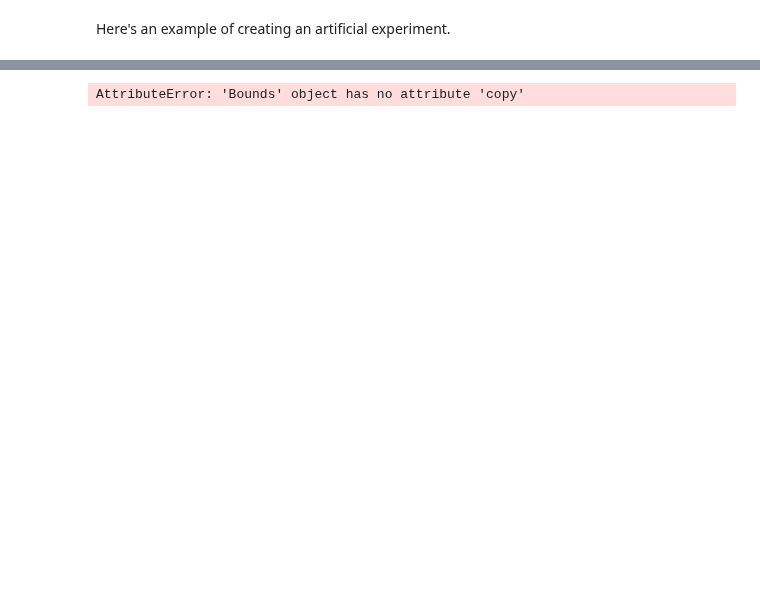
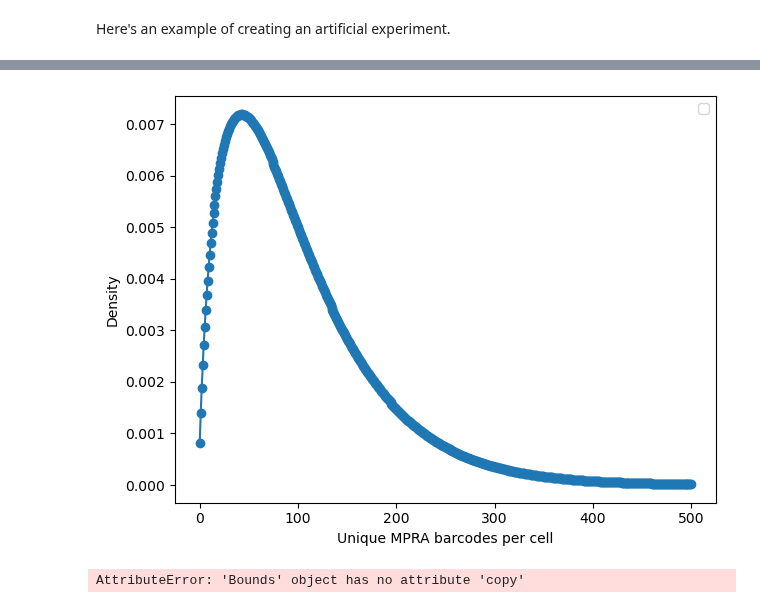
Before and after one commit to Reilly-Lab-Yale/tabula-rasa, a Jupyter notebook: analyses/supporting/bounds.ipynb, the cells around one changed output, grey strips where cells are left out. Cells and saved outputs as stored; diff of their text form; code cells hidden in the pictures; blank space fills up the shorter version.

```diff
--- a/analyses/supporting/bounds.ipynb
+++ b/analyses/supporting/bounds.ipynb
@@ -64,3 +68,7 @@ AttributeError: 'Bounds' object has no attribute 'moi'
+# %%
+artificial_bounds.plot_transfection()
+# %% [output]
+[figure, added]
 # %%
 #We first define our
 xyz=shendure_bounds.copy()
```
Also changed, not shown: parts of 4 cells of this notebook, 1 other file.
